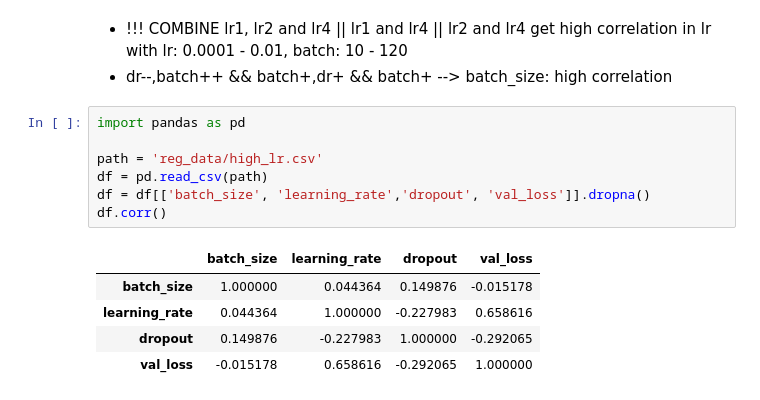
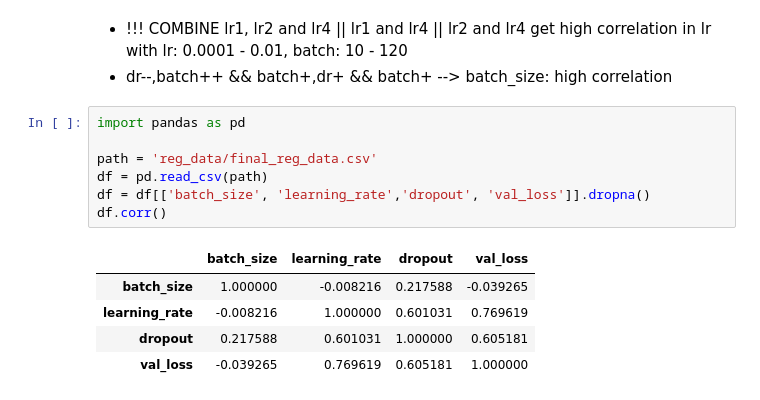
Before and after one commit to viettran295/cnn_thesis, a Jupyter notebook: multi_regression.ipynb, the cells around one changed output. Cells and saved outputs as stored; diff of their text form.

```diff
--- a/multi_regression.ipynb
+++ b/multi_regression.ipynb
@@ -4,13 +4,13 @@
 # %%
 import pandas as pd
 
-path = 'reg_data/high_lr.csv'
+path = 'reg_data/final_reg_data.csv'
 df = pd.read_csv(path)
 df = df[['batch_size', 'learning_rate','dropout', 'val_loss']].dropna()
 df.corr()
 # %% [output]
 |  | batch_size | learning_rate | dropout | val_loss |
-| batch_size | 1.000000 | 0.044364 | 0.149876 | -0.015178 |
-| learning_rate | 0.044364 | 1.000000 | -0.227983 | 0.658616 |
-| dropout | 0.149876 | -0.227983 | 1.000000 | -0.292065 |
-| val_loss | -0.015178 | 0.658616 | -0.292065 | 1.000000 |
+| batch_size | 1.000000 | -0.008216 | 0.217588 | -0.039265 |
+| learning_rate | -0.008216 | 1.000000 | 0.601031 | 0.769619 |
+| dropout | 0.217588 | 0.601031 | 1.000000 | 0.605181 |
+| val_loss | -0.039265 | 0.769619 | 0.605181 | 1.000000 |
```
Also changed, not shown: parts of 13 cells of this notebook, 6 other files.
